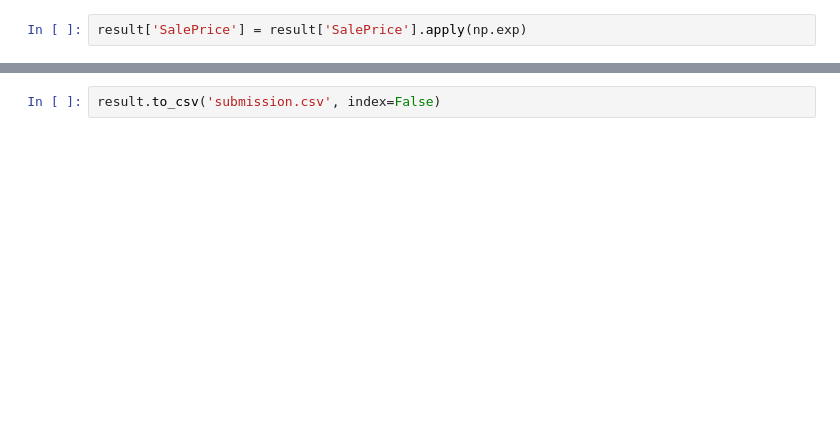
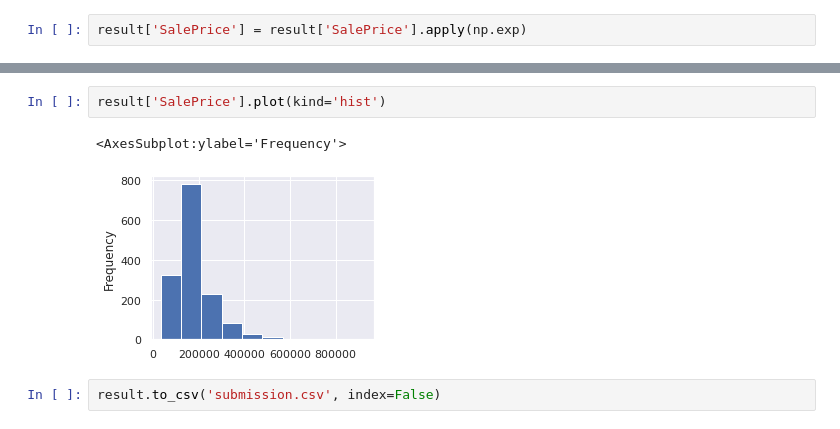
Before and after one commit to JeanMichelBereder/Kaggle, a Jupyter notebook: kaggle-house-prices.ipynb, the cells around one changed output, grey strips where cells are left out. Drawn from its saved outputs; the diff is of its cells as text; blank space fills up the shorter version.

```diff
--- a/kaggle-house-prices.ipynb
+++ b/kaggle-house-prices.ipynb
@@ -404,2 +408,7 @@ result.head()
+# %%
+result['SalePrice'].plot(kind='hist')
+# %% [output]
+<AxesSubplot:ylabel='Frequency'>
+[figure, added]
 # %%
 result.to_csv('submission.csv', index=False)
```
Also changed, not shown: parts of 7 cells of this notebook.
